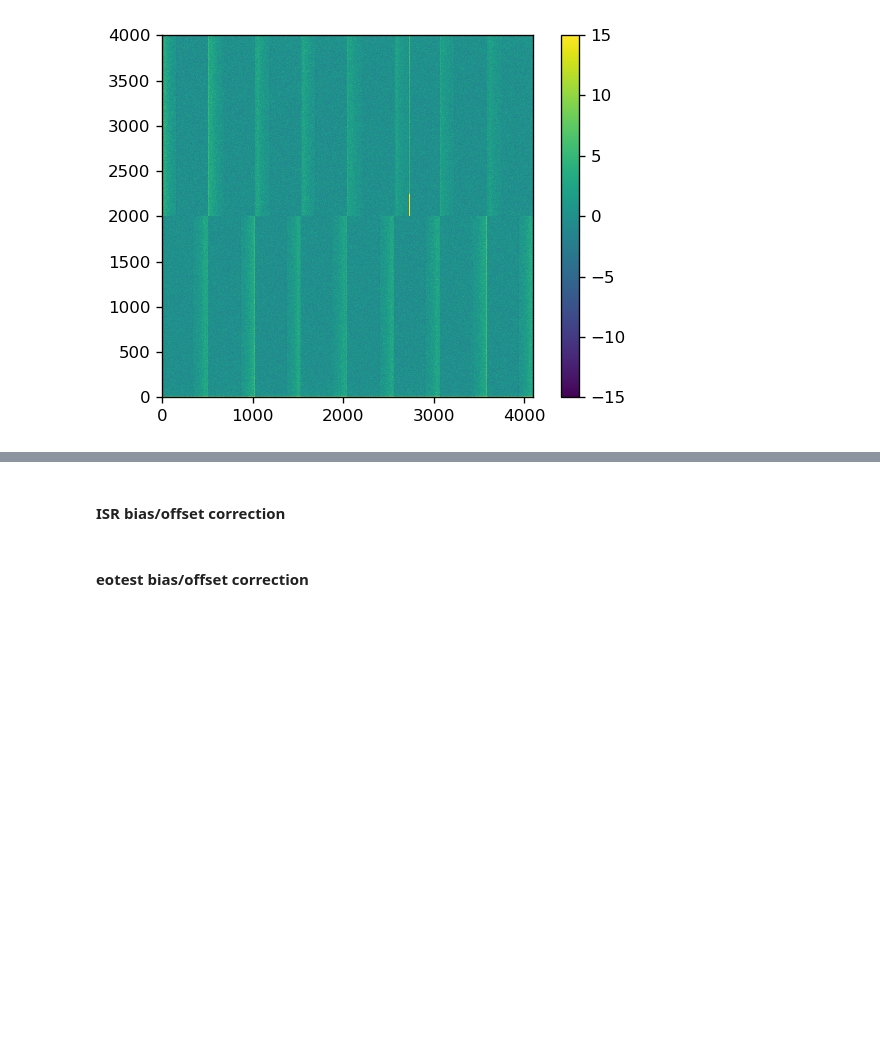
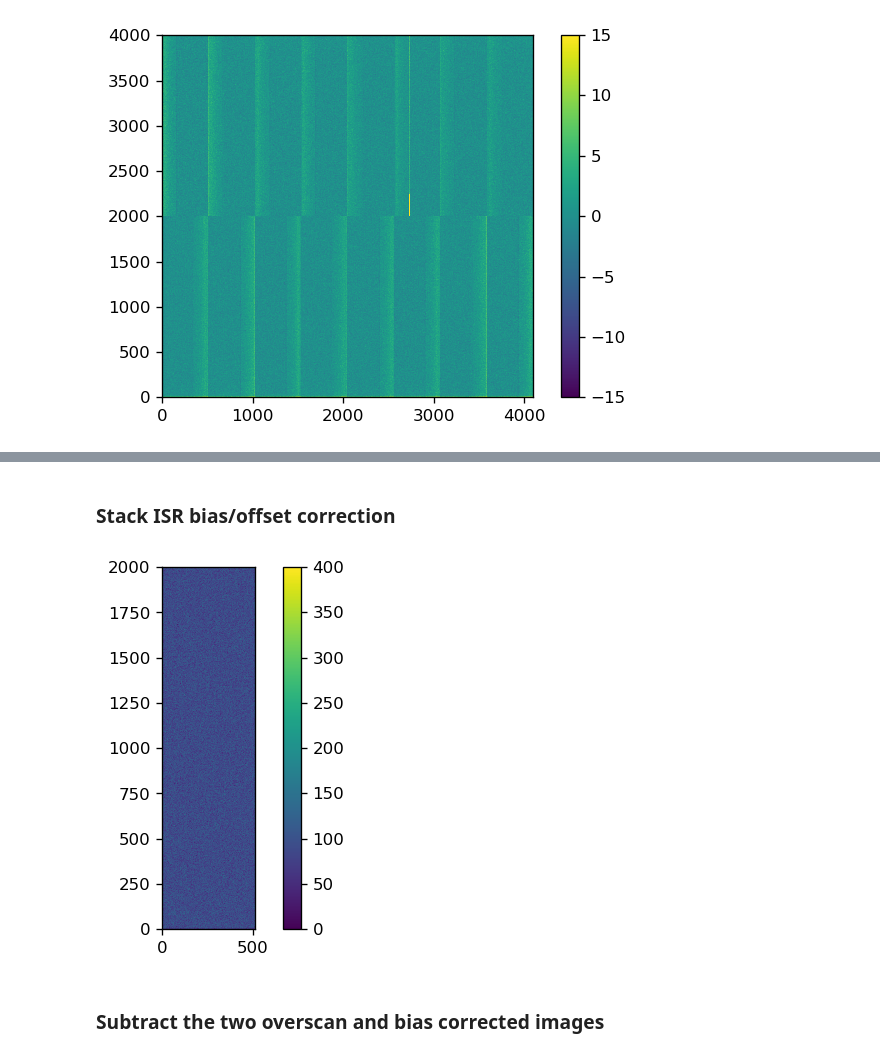
Before and after one commit to lsst/bootcamp-work, a Jupyter notebook: nb/PTC_bootcamp_work.ipynb, the cells around one changed output, grey strips where cells are left out. Saved outputs shown, nothing was run; the diff lists cells and outputs as text; code cells hidden in the pictures; blank space fills up the shorter version.

```diff
--- a/nb/PTC_bootcamp_work.ipynb
+++ b/nb/PTC_bootcamp_work.ipynb
@@ -212 +164,6 @@ def get_bbox(im):
+# %%
+## Define global variables
+visit = visits[0]
+sensor = 2
+amp = 'C11'
 # %%
@@ -252,7 +235,19 @@ eotest_isr(visits[0])
 # %% [markdown]
-#### ISR bias/offset correction
+### Stack ISR bias/offset correction
-# %%
-result1 = isr.run(raw1, bias=bias1)
-result2 = isr.run(raw2, bias=bias2)
-# %% [markdown]
-#### eotest bias/offset correction
+# %%
+## Run ISR bias and offset correction
+result1 = isr.run(raw1.clone(), bias=bias1.clone())
+# %%
+## Get subimage for a specific amplifier
+detector = result1.exposure.getDetector()
+amplifier = detector[amp]
+
+sub_im1 = result1.exposure.getMaskedImage()[amplifier.getBBox()]
+# %%
+plt.imshow(sub_im1.getImage().clone().getArray(), origin='lower', vmin=0, vmax=400)
+plt.colorbar()
+plt.show()
+# %% [output]
+[figure, added]
+# %% [markdown]
+### Subtract the two overscan and bias corrected images
```
Also changed, not shown: parts of 24 cells of this notebook.
